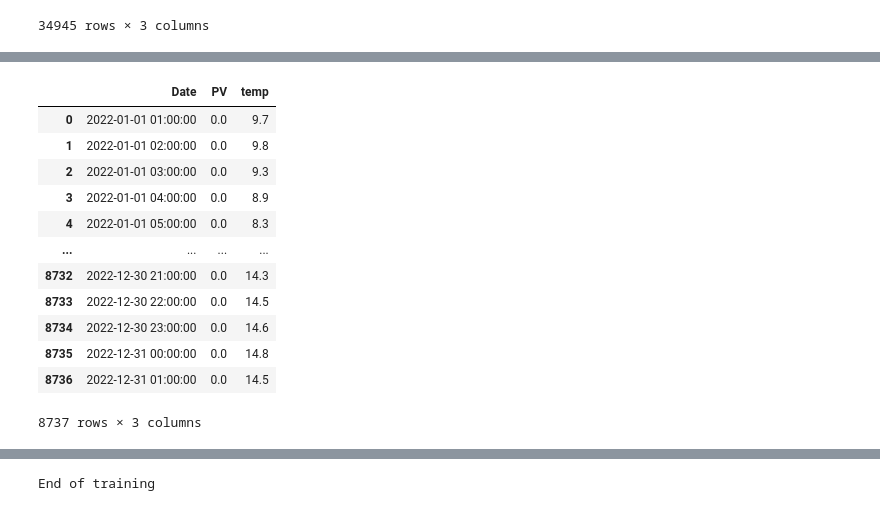
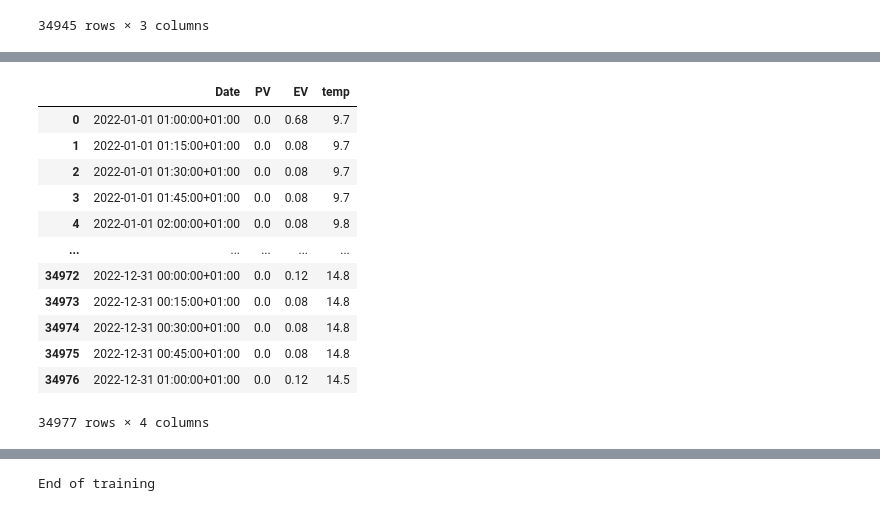
Before and after one commit to SpongeStark/Pre-PhD, a Jupyter notebook: demo/train_naive_PV_2022.ipynb, the cells around one changed output, grey strips where cells are left out. Saved outputs shown, nothing was run; the diff lists cells and outputs as text; code cells hidden in the pictures.

```diff
--- a/demo/train_naive_PV_2022.ipynb
+++ b/demo/train_naive_PV_2022.ipynb
@@ -62,0 +94,7 @@ pv_hourly
+# %%
+dts1 = dts1.set_index("Date")
+# %%
+temp_wanted = temp[temp["Date"] <= pd.Timestamp("2022-12-31 01:00:00",tz="Etc/GMT-1")]
+temp_wanted = temp_wanted.set_index("Date")
+dts_t = temp_wanted.resample("15min").ffill()
+dts_t
@@ -62,0 +116,3 @@ pv_hourly
+# %%
+dts_t = dts_t.reindex(dts1.index)
+dts_t
@@ -62,0 +134,3 @@ pv_hourly
+# %%
+dts = dts1.join(dts_t.temp)
+dts
@@ -63,19 +152,18 @@ pv_hourly
 # %%
-dts = pv_hourly
-dts['temp'] = temp[:len(dts)].temp
+dts = dts.reset_index(drop=False)
 dts
 # %% [output]
-|  | Date | PV | temp |
-| 0 | 2022-01-01 01:00:00 | 0.0 | 9.7 |
-| 1 | 2022-01-01 02:00:00 | 0.0 | 9.8 |
-| 2 | 2022-01-01 03:00:00 | 0.0 | 9.3 |
-| 3 | 2022-01-01 04:00:00 | 0.0 | 8.9 |
-| 4 | 2022-01-01 05:00:00 | 0.0 | 8.3 |
-| ... | ... | ... | ... |
-| 8732 | 2022-12-30 21:00:00 | 0.0 | 14.3 |
-| 8733 | 2022-12-30 22:00:00 | 0.0 | 14.5 |
-| 8734 | 2022-12-30 23:00:00 | 0.0 | 14.6 |
-| 8735 | 2022-12-31 00:00:00 | 0.0 | 14.8 |
-| 8736 | 2022-12-31 01:00:00 | 0.0 | 14.5 |
+|  | Date | PV | EV | temp |
+| 0 | 2022-01-01 01:00:00+01:00 | 0.0 | 0.68 | 9.7 |
+| 1 | 2022-01-01 01:15:00+01:00 | 0.0 | 0.08 | 9.7 |
+| 2 | 2022-01-01 01:30:00+01:00 | 0.0 | 0.08 | 9.7 |
+| 3 | 2022-01-01 01:45:00+01:00 | 0.0 | 0.08 | 9.7 |
+| 4 | 2022-01-01 02:00:00+01:00 | 0.0 | 0.08 | 9.8 |
+| ... | ... | ... | ... | ... |
+| 34972 | 2022-12-31 00:00:00+01:00 | 0.0 | 0.12 | 14.8 |
+| 34973 | 2022-12-31 00:15:00+01:00 | 0.0 | 0.08 | 14.8 |
+| 34974 | 2022-12-31 00:30:00+01:00 | 0.0 | 0.08 | 14.8 |
+| 34975 | 2022-12-31 00:45:00+01:00 | 0.0 | 0.08 | 14.8 |
+| 34976 | 2022-12-31 01:00:00+01:00 | 0.0 | 0.12 | 14.5 |
-8737 rows × 3 columns
+34977 rows × 4 columns
 # %%
```
Also changed, not shown: parts of 14 cells of this notebook.
